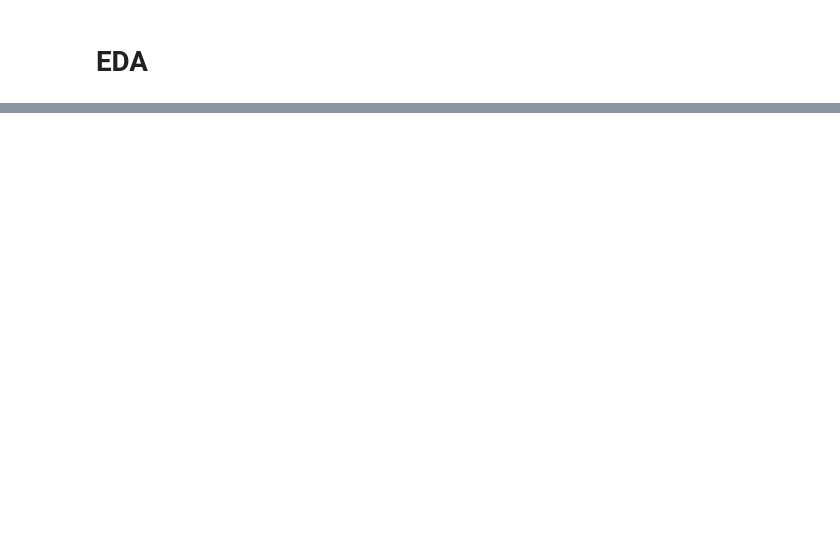
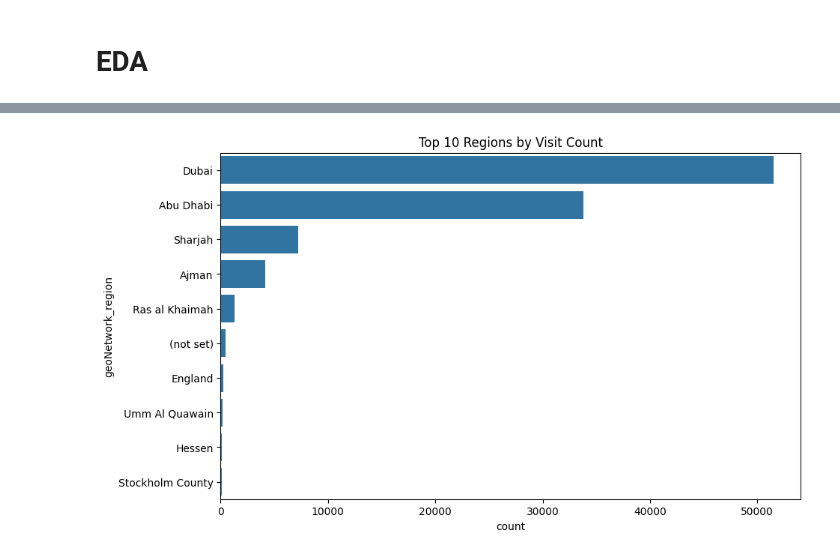
Before and after one commit to GDharan10/Project11_Classification, a Jupyter notebook: Project11_Classification.ipynb, the cells around one changed output, grey strips where cells are left out. Cells and saved outputs as stored; diff of their text form; code cells hidden in the pictures; blank space fills up the shorter version.

```diff
--- a/Project11_Classification.ipynb
+++ b/Project11_Classification.ipynb
@@ -115,0 +179,12 @@ df.shape
+# %%
+plt.figure(figsize=(10, 6))
+
+# Get the top 10 regions based on visit count
+top_10_regions = df['geoNetwork_region'].value_counts().nlargest(10).index
+
+# Plot the countplot for the top 10 regions
+sns.countplot(y='geoNetwork_region', data=df, order=top_10_regions)
+plt.title('Top 10 Regions by Visit Count')
+plt.show()
+# %% [output]
+[figure, added]
```
Also changed, not shown: parts of 25 cells of this notebook.
